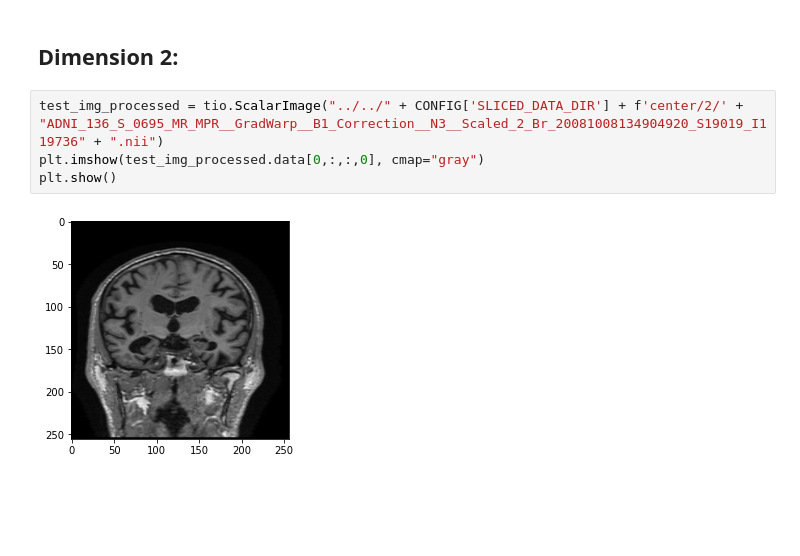
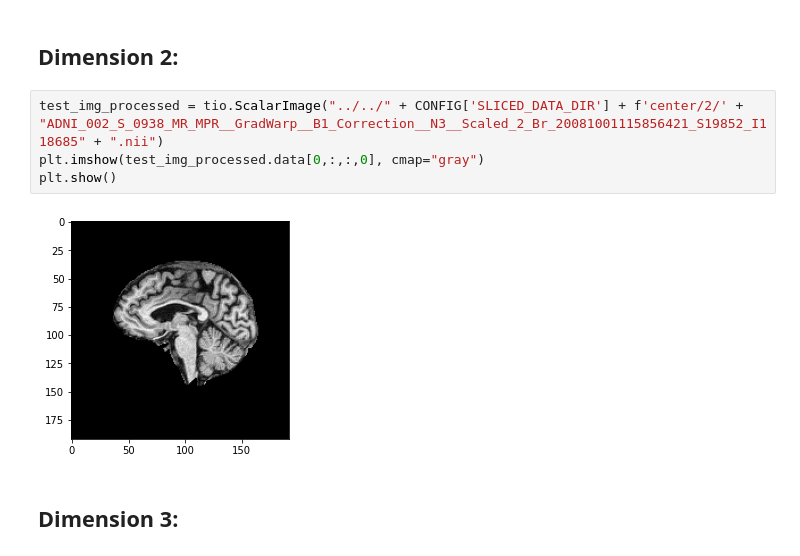
Before and after one commit to roman-studer/fhnw_ds_fs22_cdl1_cml1_Brain_Health_Challenge, a Jupyter notebook: notebooks/1_preprocessing/Slicing.ipynb, the cells around one changed output. Cells and saved outputs as stored; diff of their text form; blank space fills up the shorter version.

```diff
--- a/notebooks/1_preprocessing/Slicing.ipynb
+++ b/notebooks/1_preprocessing/Slicing.ipynb
@@ -106,8 +174,10 @@ plt.show()
 # %% [markdown]
 ## Dimension 2:
 # %%
-test_img_processed = tio.ScalarImage("../../" + CONFIG['SLICED_DATA_DIR'] + f'center/2/' + "ADNI_136_S_0695_MR_MPR__GradWarp__B1_Correction__N3__Scaled_2_Br_20081008134904920_S19019_I119736" + ".nii")
+test_img_processed = tio.ScalarImage("../../" + CONFIG['SLICED_DATA_DIR'] + f'center/2/' + "ADNI_002_S_0938_MR_MPR__GradWarp__B1_Correction__N3__Scaled_2_Br_20081001115856421_S19852_I118685" + ".nii")
 plt.imshow(test_img_processed.data[0,:,:,0], cmap="gray")
 plt.show()
 # %% [output]
-[figure, old version]
+[figure, new version]
+# %% [markdown]
+## Dimension 3:
```
Also changed, not shown: parts of 38 cells of this notebook.
